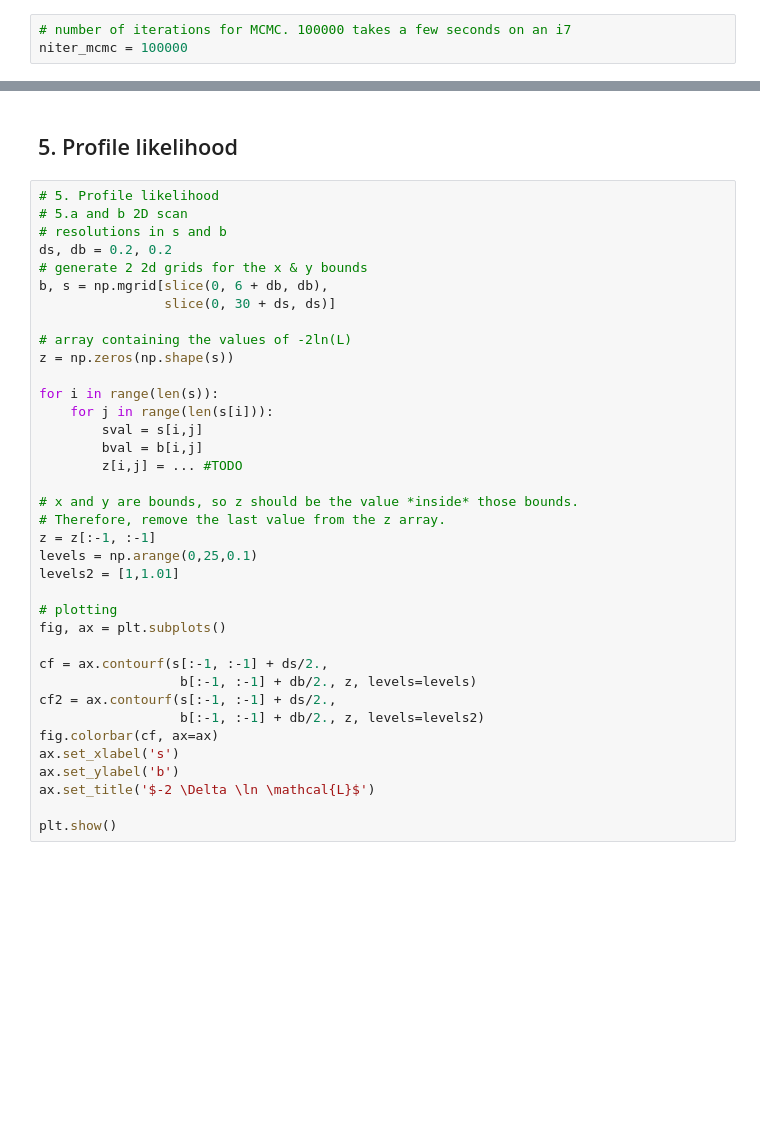
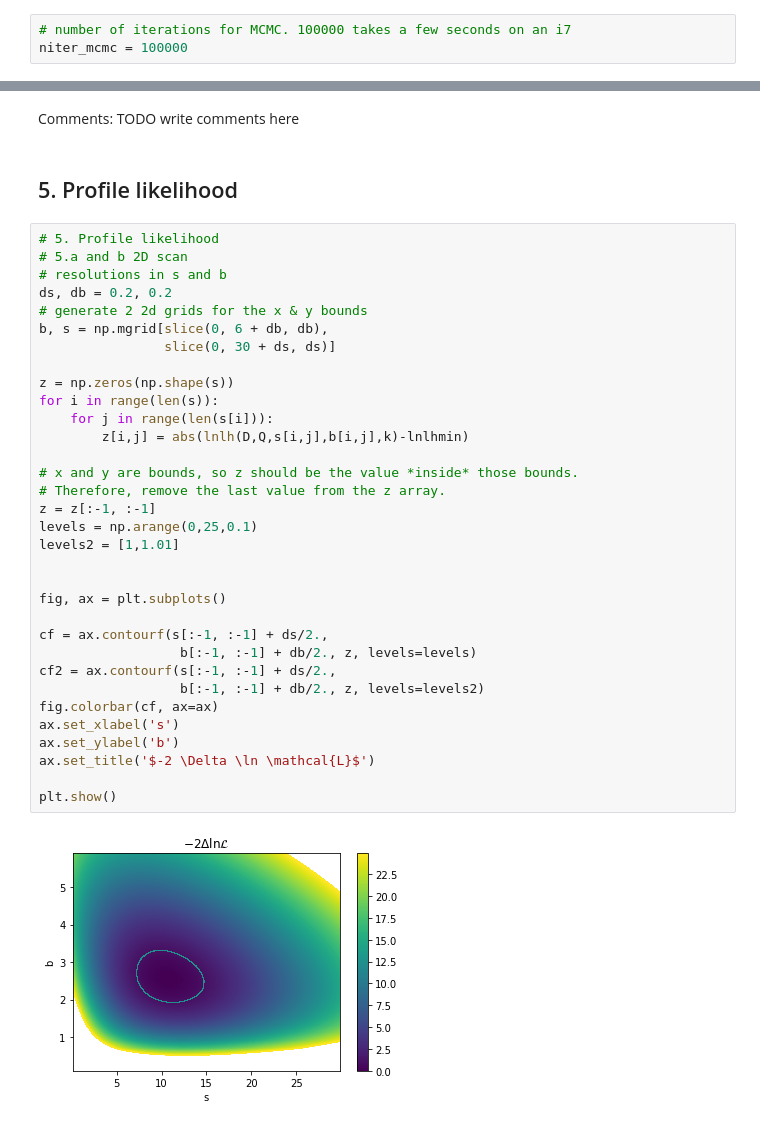
Before and after one commit to PHY651G2020/exercises, a Jupyter notebook: PointEstimation/PointEstimation_1_skeleton.ipynb, the cells around one changed output, grey strips where cells are left out. Drawn from its saved outputs; the diff is of its cells as text; blank space fills up the shorter version.

```diff
--- a/PointEstimation/PointEstimation_1_skeleton.ipynb
+++ b/PointEstimation/PointEstimation_1_skeleton.ipynb
@@ -248,41 +293,42 @@ TODO Write your comments here
+# %% [markdown]
+Comments:
+TODO write comments here
 # %% [markdown]
 ## 5. Profile likelihood
 # %%
 # 5. Profile likelihood
 # 5.a and b 2D scan
 # resolutions in s and b
 ds, db = 0.2, 0.2
 # generate 2 2d grids for the x & y bounds
 b, s = np.mgrid[slice(0, 6 + db, db),
                 slice(0, 30 + ds, ds)]
 
-# array containing the values of -2ln(L)
 z = np.zeros(np.shape(s))
-
 for i in range(len(s)):
     for j in range(len(s[i])):
-        sval = s[i,j]
-        bval = b[i,j]
-        z[i,j] = ... #TODO
+        z[i,j] = abs(lnlh(D,Q,s[i,j],b[i,j],k)-lnlhmin)
 
 # x and y are bounds, so z should be the value *inside* those bounds.
 # Therefore, remove the last value from the z array.
 z = z[:-1, :-1]
 levels = np.arange(0,25,0.1)
 levels2 = [1,1.01]
 
-# plotting
+
 fig, ax = plt.subplots()
 
 cf = ax.contourf(s[:-1, :-1] + ds/2.,
                   b[:-1, :-1] + db/2., z, levels=levels)
 cf2 = ax.contourf(s[:-1, :-1] + ds/2.,
                   b[:-1, :-1] + db/2., z, levels=levels2)
 fig.colorbar(cf, ax=ax)
 ax.set_xlabel('s')
 ax.set_ylabel('b')
 ax.set_title('$-2 \Delta \ln \mathcal{L}$')
 
 plt.show()
+# %% [output]
+[figure, added]
 # %%
 # 5.c profile bhathat
```
Also changed, not shown: parts of 15 cells of this notebook, 4 other files.
